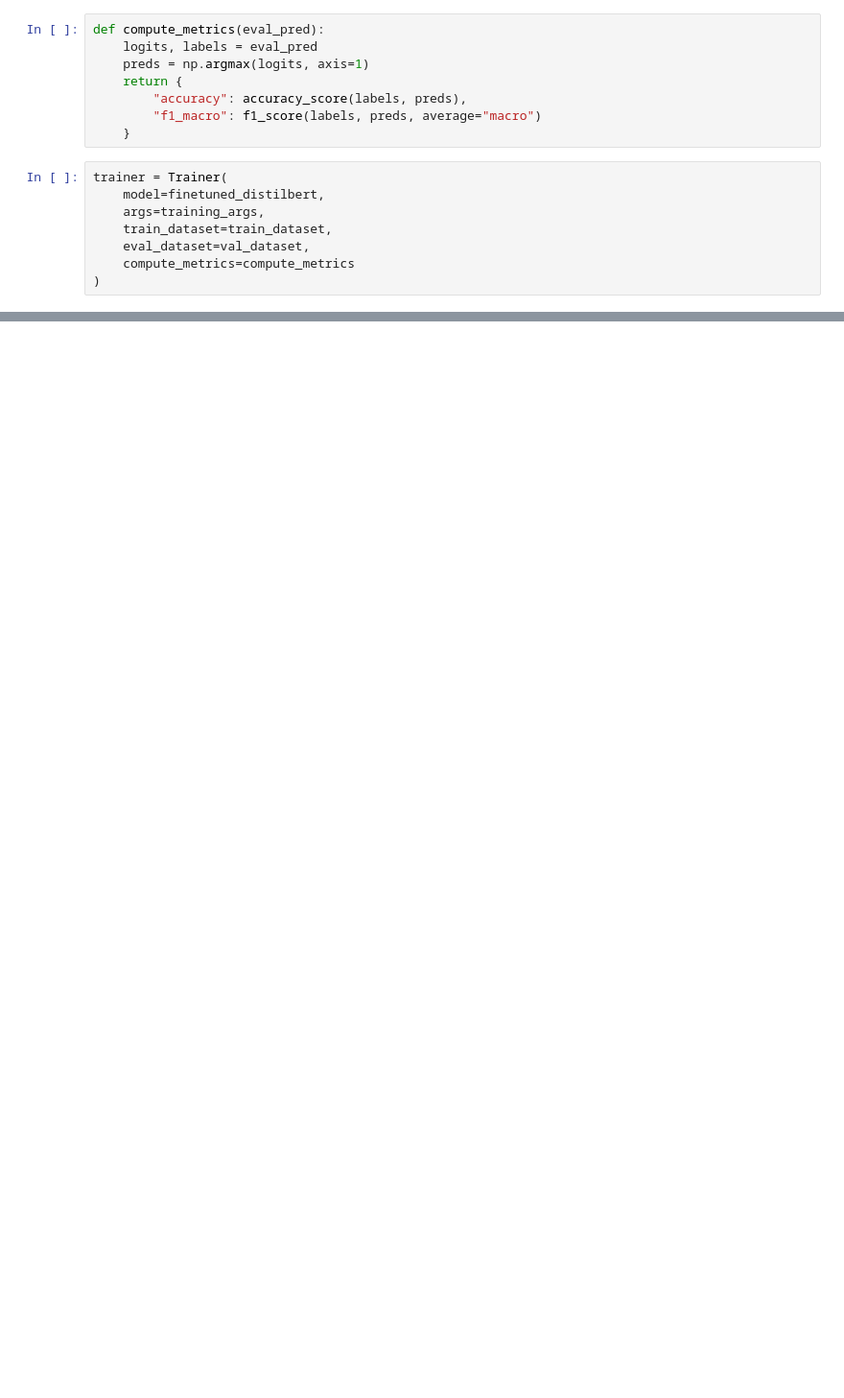
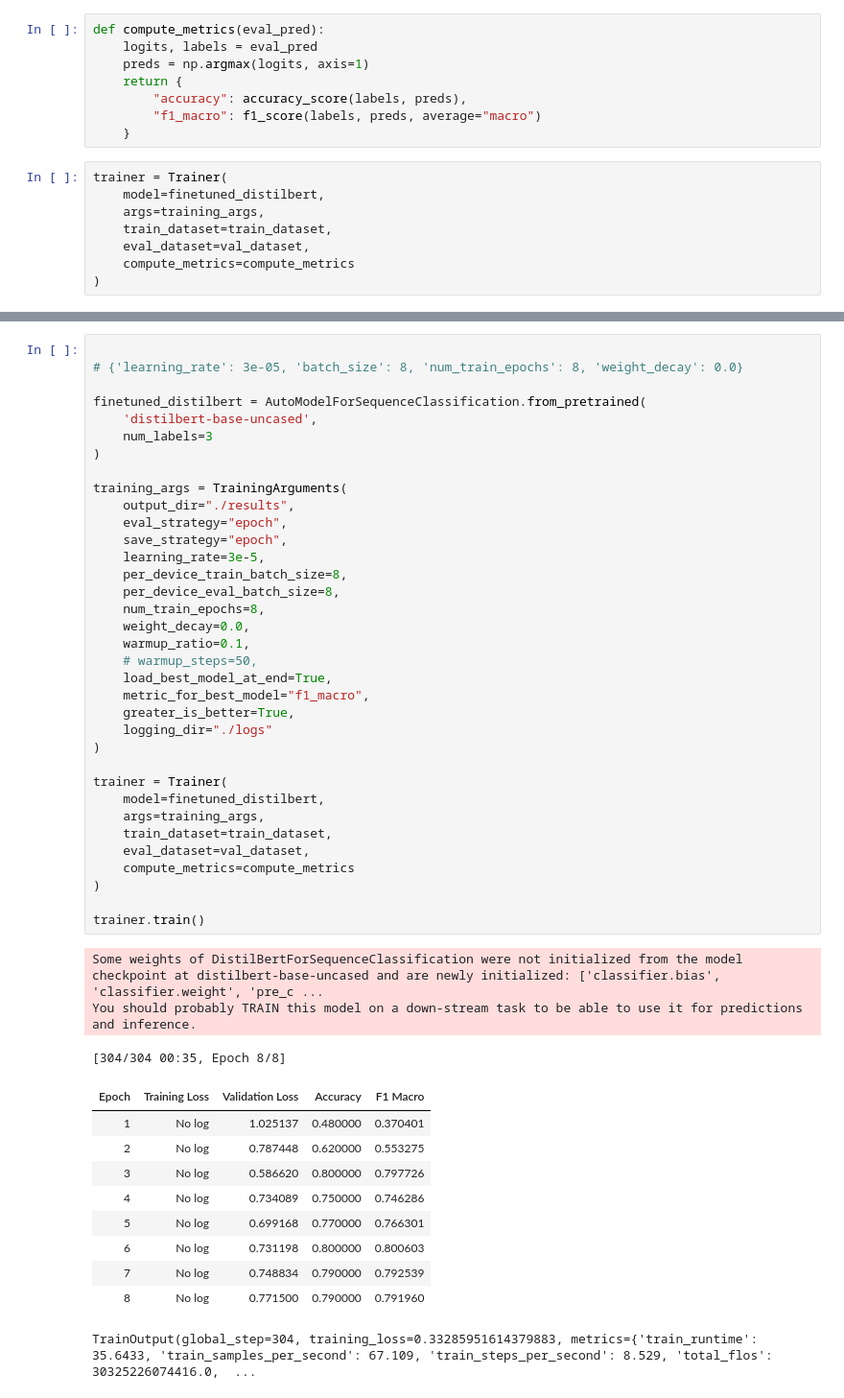
Before and after one commit to kasteion/ml-zoomcamp-2025-capstone-1, a Jupyter notebook: notebook.ipynb, the cells around one changed output, grey strips where cells are left out. Shown at 96% size. Drawn from its saved outputs; the diff is of its cells as text; blank space fills up the shorter version.

```diff
--- a/notebook.ipynb
+++ b/notebook.ipynb
@@ -1219,0 +1383,49 @@ print(metrics)
+# %%
+
+# {'learning_rate': 3e-05, 'batch_size': 8, 'num_train_epochs': 8, 'weight_decay': 0.0}
+
+finetuned_distilbert = AutoModelForSequenceClassification.from_pretrained(
+    'distilbert-base-uncased',
+    num_labels=3
+)
+
+training_args = TrainingArguments(
+    output_dir="./results",
+    eval_strategy="epoch",
+    save_strategy="epoch",
+    learning_rate=3e-5,
+    per_device_train_batch_size=8,
+    per_device_eval_batch_size=8,
+    num_train_epochs=8,
+    weight_decay=0.0,
+    warmup_ratio=0.1,
+    # warmup_steps=50,
+    load_best_model_at_end=True,
+    metric_for_best_model="f1_macro",
+    greater_is_better=True,
+    logging_dir="./logs"
+)
+
+trainer = Trainer(
+    model=finetuned_distilbert,
+    args=training_args,
+    train_dataset=train_dataset,
+    eval_dataset=val_dataset,
+    compute_metrics=compute_metrics
+)
+
+trainer.train()
+# %% [output]
+Some weights of DistilBertForSequenceClassification were not initialized from the model checkpoint at distilbert-base-uncased and are newly initialized: ['classifier.bias', 'classifier.weight', 'pre_c ...
+You should probably TRAIN this model on a down-stream task to be able to use it for predictions and inference.
+[304/304 00:35, Epoch 8/8]
+| Epoch | Training Loss | Validation Loss | Accuracy | F1 Macro |
+| 1 | No log | 1.025137 | 0.480000 | 0.370401 |
+| 2 | No log | 0.787448 | 0.620000 | 0.553275 |
+| 3 | No log | 0.586620 | 0.800000 | 0.797726 |
+| 4 | No log | 0.734089 | 0.750000 | 0.746286 |
+| 5 | No log | 0.699168 | 0.770000 | 0.766301 |
+| 6 | No log | 0.731198 | 0.800000 | 0.800603 |
+| 7 | No log | 0.748834 | 0.790000 | 0.792539 |
+| 8 | No log | 0.771500 | 0.790000 | 0.791960 |
+TrainOutput(global_step=304, training_loss=0.33285951614379883, metrics={'train_runtime': 35.6433, 'train_samples_per_second': 67.109, 'train_steps_per_second': 8.529, 'total_flos': 30325226074416.0,  ...
```
Also changed, not shown: parts of 52 cells of this notebook, 3 other files.
